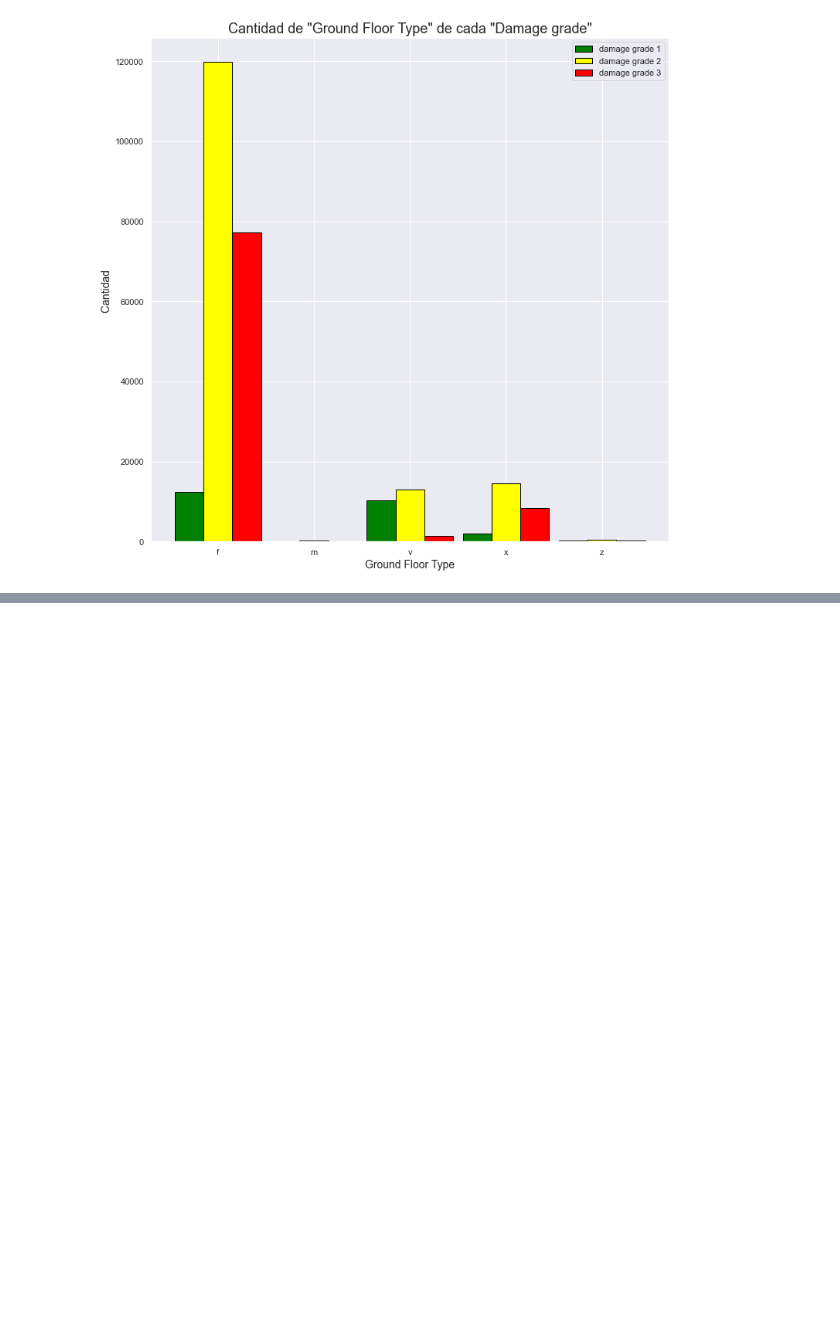
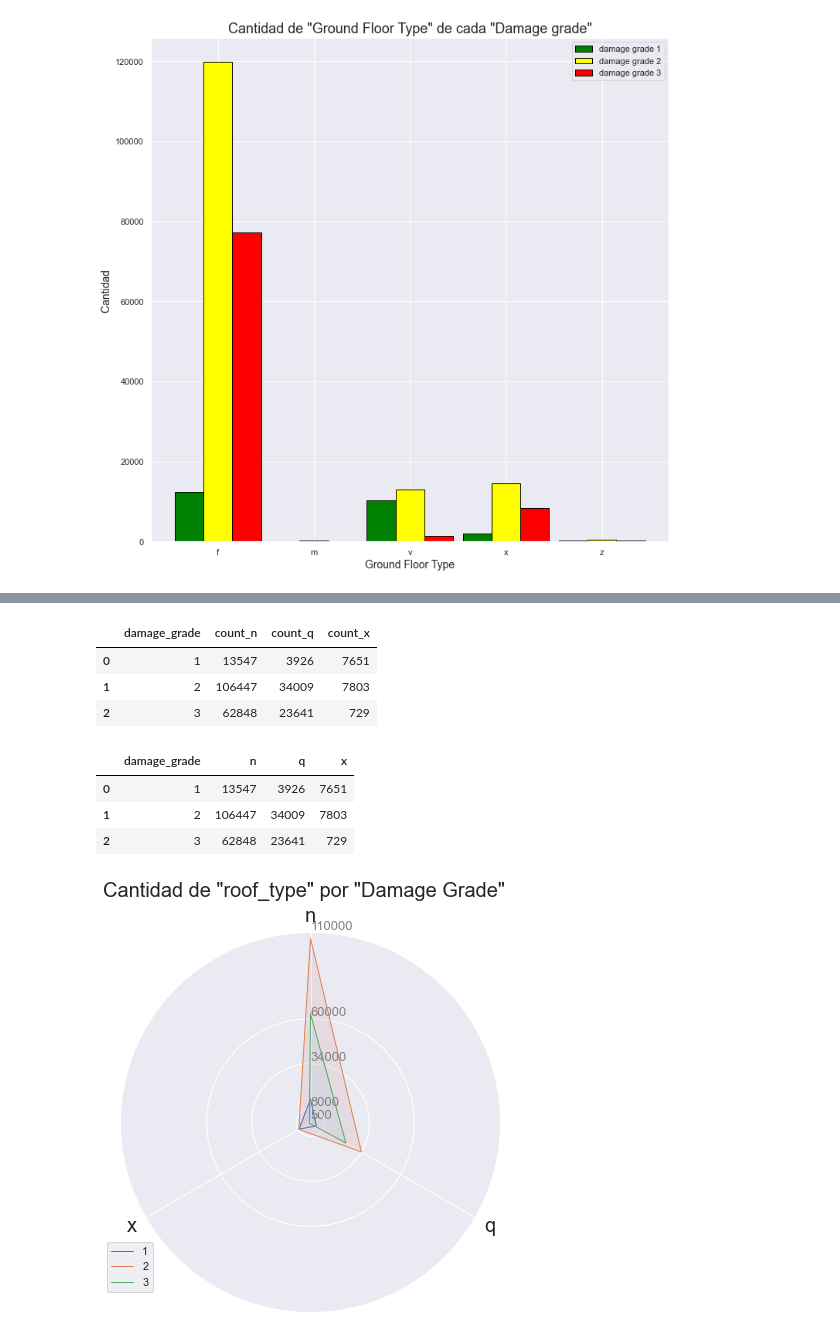
Before and after one commit to Noenf/Datos-1C2021, a Jupyter notebook: TP1/tipoDeConstruccion_analisis_Gaston.ipynb, the cells around one changed output, grey strips where cells are left out. Drawn from its saved outputs; the diff is of its cells as text; code cells hidden in the pictures; blank space fills up the shorter version.

Commit message:
agrego grafico. Relacion de damage grade con tipo de techo

```diff
--- a/TP1/tipoDeConstruccion_analisis_Gaston.ipynb
+++ b/TP1/tipoDeConstruccion_analisis_Gaston.ipynb
@@ -373,0 +385,3 @@ plt.show()
+# %%
+tipoDeTechoYDamageGrade = tipoDeTechoYDamageGrade.groupby(['damage_grade','roof_type']).agg({'roof_type':['count']})
+tipoDeTechoYDamageGrade.head(20)
@@ -373,0 +401,3 @@ plt.show()
+# %%
+tipoDeTechoYDamageGrade = tipoDeTechoYDamageGrade.unstack()
+tipoDeTechoYDamageGrade.head()
@@ -373,0 +412,63 @@ plt.show()
+# %%
+level1 = tipoDeTechoYDamageGrade.columns.get_level_values(1)
+level2 = tipoDeTechoYDamageGrade.columns.get_level_values(2)
+tipoDeTechoYDamageGrade.columns= level1 + '_' + level2
+tipoDeTechoYDamageGrade =tipoDeTechoYDamageGrade.reset_index()
+tipoDeTechoYDamageGrade.head()
+# %% [output]
+|  | damage_grade | count_n | count_q | count_x |
+| 0 | 1 | 13547 | 3926 | 7651 |
+| 1 | 2 | 106447 | 34009 | 7803 |
+| 2 | 3 | 62848 | 23641 | 729 |
+# %%
+tipoDeTechoYDamageGrade = tipoDeTechoYDamageGrade.rename(columns={'damage_grade':'damage_grade','count_n':'n','count_q':'q','count_x':'x'})
+tipoDeTechoYDamageGrade.head()
+# %% [output]
+|  | damage_grade | n | q | x |
+| 0 | 1 | 13547 | 3926 | 7651 |
+| 1 | 2 | 106447 | 34009 | 7803 |
+| 2 | 3 | 62848 | 23641 | 729 |
+# %%
+from math import pi
+
+fig=plt.figure(figsize=(7,7))
+
+categories=list(tipoDeTechoYDamageGrade)[1:]
+N = len(categories)
+angles = [n / float(N) * 2 * pi for n in range(N)]
+angles += angles[:1]
+
+ax = plt.subplot(111, polar=True)
+
+ax.set_theta_offset(pi / 2)
+ax.set_theta_direction(-1)
+
+plt.xticks(angles[:-1], categories,size=20)
+
+ax.set_rlabel_position(0)
+
+plt.yticks([500,8000,34000,60000,110000],["500","8000","34000","60000","110000"], color="grey", size=13)
+plt.ylim(0,110000)
+
+#damage_grade 1
+values=tipoDeTechoYDamageGrade.loc[0].drop('damage_grade').values.flatten().tolist()
+values += values[:1]
+ax.plot(angles, values, linewidth=1, linestyle='solid', label="1")
+ax.fill(angles, values, 'b', alpha=0.1)
+
+#damage_grade 2
+values=tipoDeTechoYDamageGrade.loc[1].drop('damage_grade').values.flatten().tolist()
+values += values[:1]
+ax.plot(angles, values, linewidth=1, linestyle='solid', label="2")
+ax.fill(angles, values, 'r', alpha=0.1)
+
+#damage_grade 3
+values=tipoDeTechoYDamageGrade.loc[2].drop('damage_grade').values.flatten().tolist()
+values += values[:1]
+ax.plot(angles, values, linewidth=1, linestyle='solid', label="3")
+ax.fill(angles, values, 'c', alpha=0.1)
+
+plt.suptitle('Cantidad de "roof_type" por "Damage Grade"', fontsize=20)
+plt.legend(loc='upper right', bbox_to_anchor=(0.1, 0.2));
+# %% [output]
+[figure, added]
```
Also changed, not shown: parts of 3 cells of this notebook.
